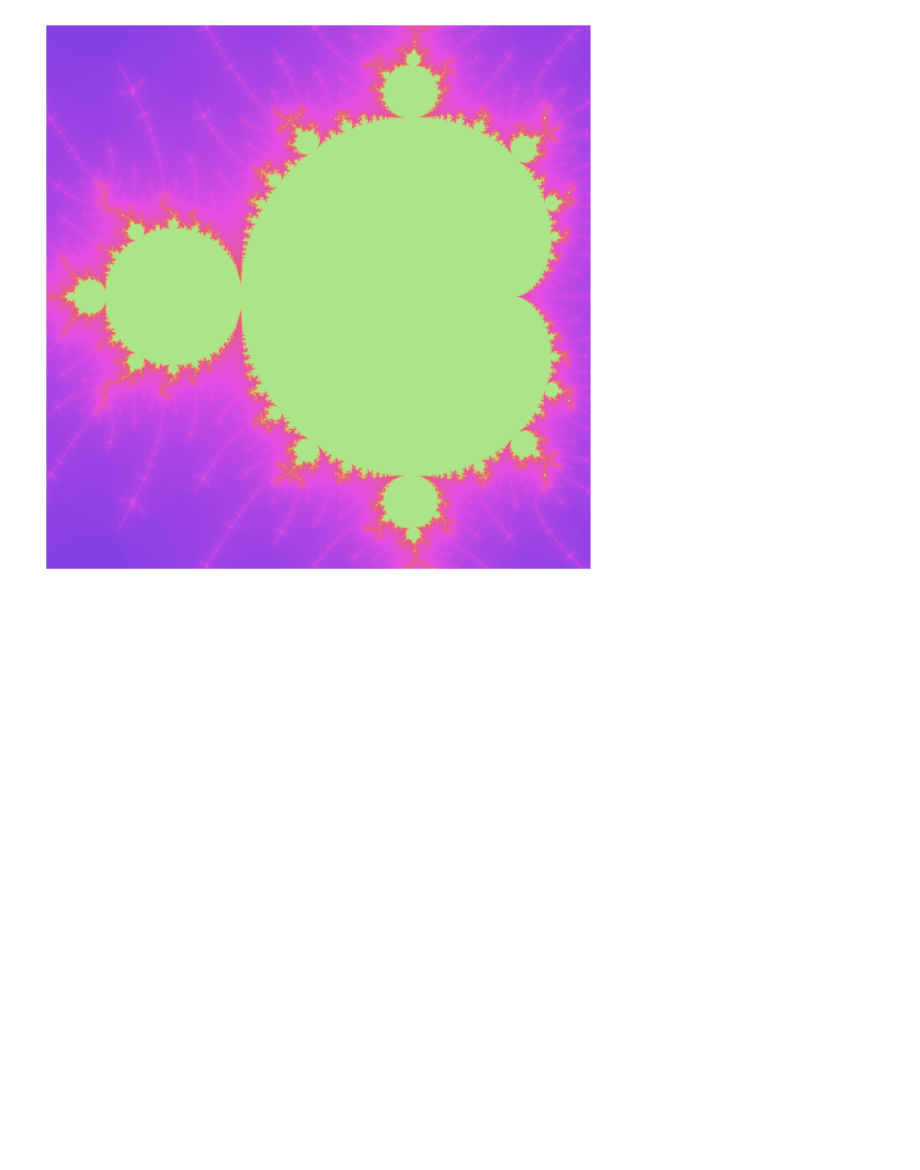
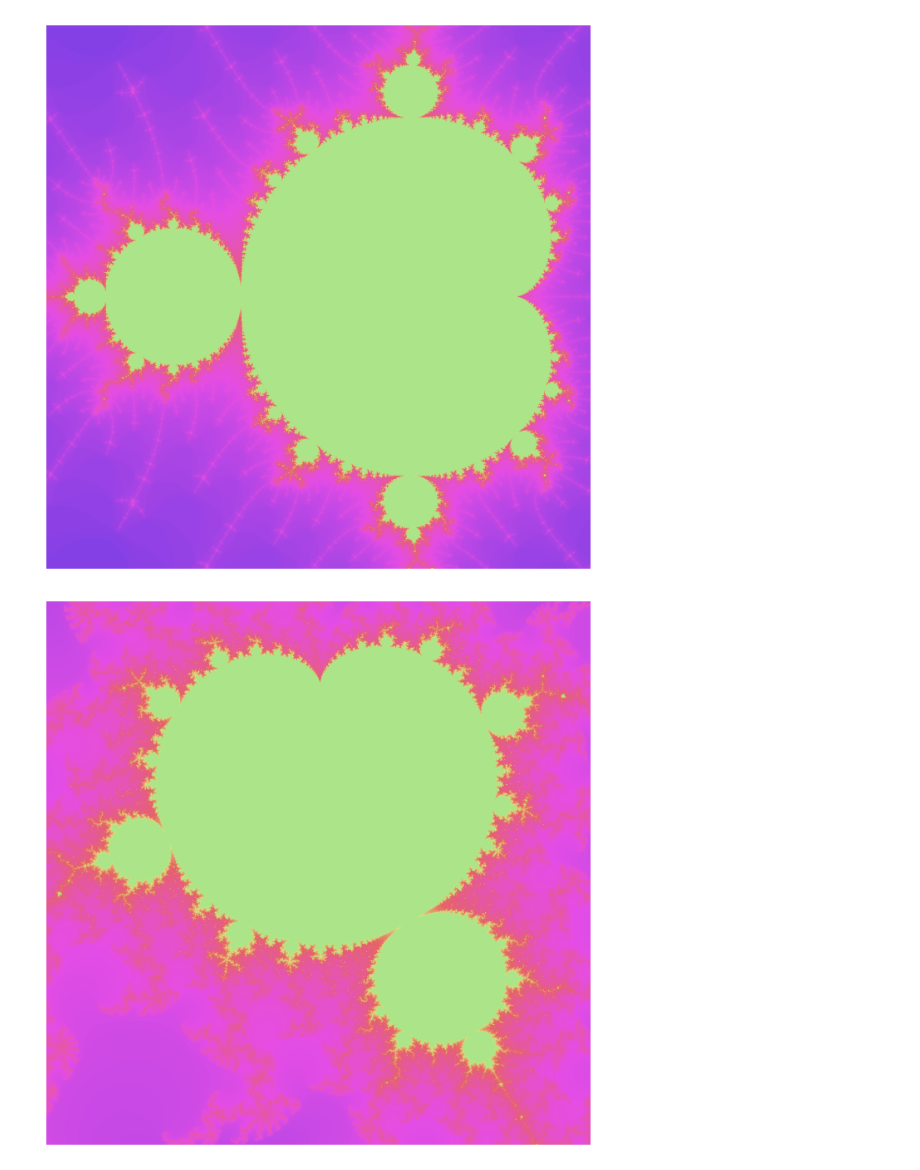
Before and after one commit to LodeVermeulen/stochastic-simulation, a Jupyter notebook: Homework 1/homework1.ipynb, the cells around one changed output. Drawn from its saved outputs; the diff is of its cells as text; code cells hidden in the pictures; blank space fills up the shorter version.

Commit message:
Added better quasi self-similarity plot

```diff
--- a/Homework 1/homework1.ipynb
+++ b/Homework 1/homework1.ipynb
@@ -1137,3 +1137,12 @@ MiniPlot.imaginary_max = 0.004
 plot_mandelbrot_fractal(MiniPlot, 1000, 850)
 # %% [output]
 [figure]
+# %%
+MiniPlot = ComplexRange()
+MiniPlot.real_min = 0.3775
+MiniPlot.real_max = 0.3796
+MiniPlot.imaginary_min = 0.0980
+MiniPlot.imaginary_max = 0.1001
+plot_mandelbrot_fractal(MiniPlot, 1000, 850)
+# %% [output]
+[figure, added]
```
